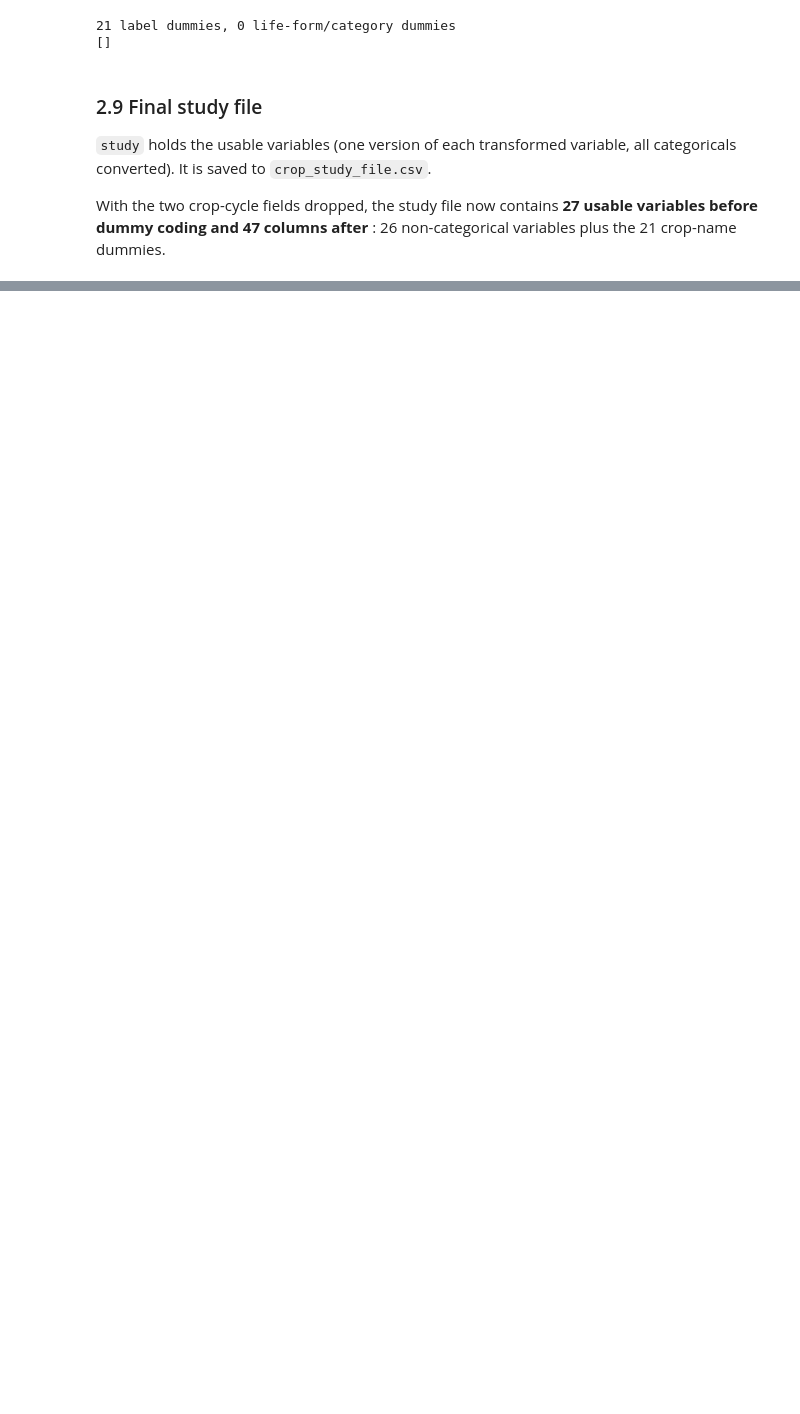
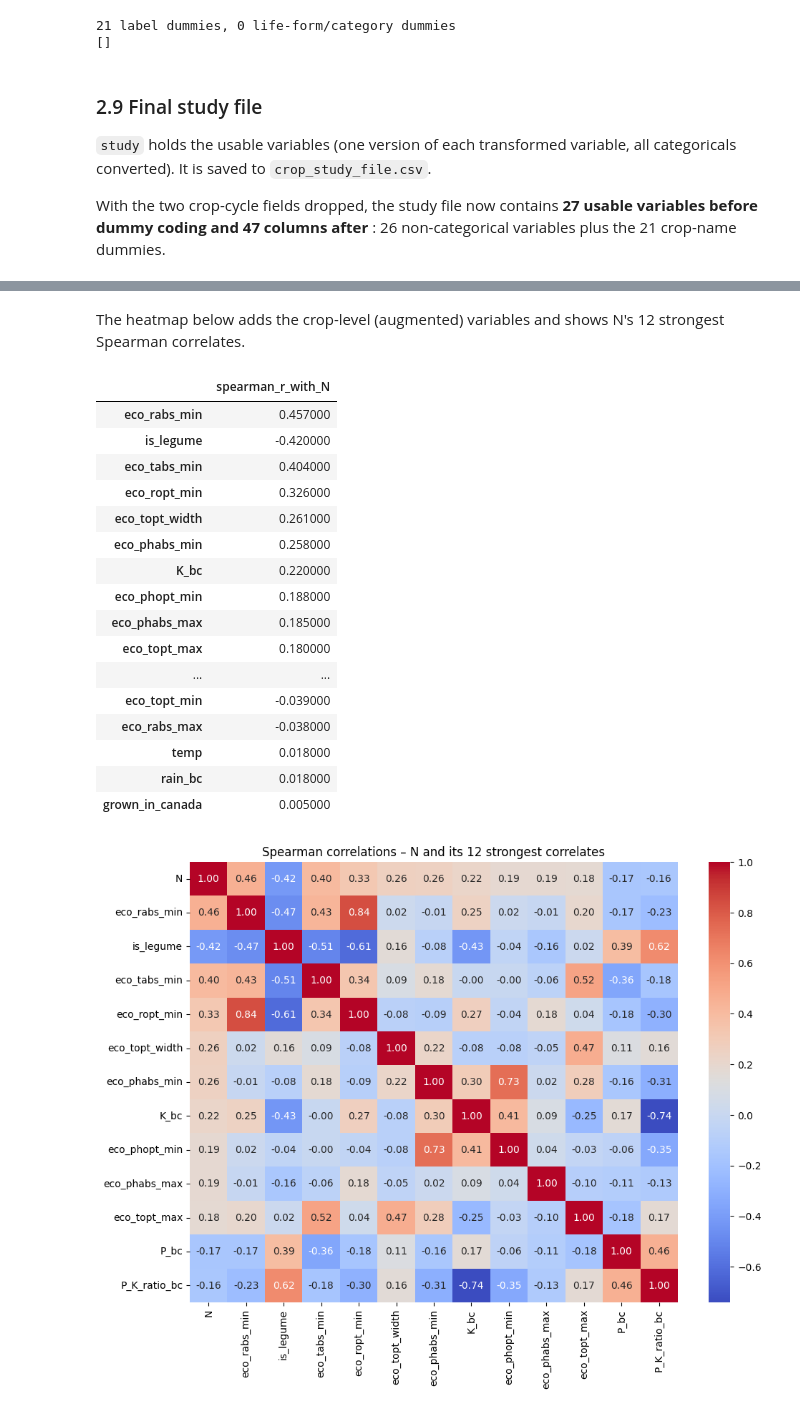
Before and after one commit to UbaidUllah777/Crop_Recommendation_Analysis, a Jupyter notebook: Crop_Recommendation_Workshop_C.ipynb, the cells around one changed output, grey strips where cells are left out. Saved outputs shown, nothing was run; the diff lists cells and outputs as text; code cells hidden in the pictures; blank space fills up the shorter version.

```diff
--- a/Crop_Recommendation_Workshop_C.ipynb
+++ b/Crop_Recommendation_Workshop_C.ipynb
@@ -766,0 +1120,32 @@ As in the class demo we use an **80/20 random split** with a fixed seed. The tra
+# %% [markdown]
+The heatmap below adds the crop-level (augmented) variables and shows N's 12 strongest Spearman correlates.
+# %%
+candidate_predictors = [c for c in row_level_vars + crop_level_vars if c != Y]
+
+corr_y = train[candidate_predictors + [Y]].corr(method="spearman")[Y].drop(Y).sort_values(key=abs, ascending=False)
+display(corr_y.to_frame("spearman_r_with_N").round(3))
+
+top = corr_y.index[:12].tolist()
+plt.figure(figsize=(11, 8))
+sns.heatmap(train[[Y] + top].corr(method="spearman"), annot=True, fmt=".2f", cmap="coolwarm")
+plt.title("Spearman correlations – N and its 12 strongest correlates")
+plt.show()
+# %% [output]
+|  | spearman_r_with_N |
+| eco_rabs_min | 0.457000 |
+| is_legume | -0.420000 |
+| eco_tabs_min | 0.404000 |
+| eco_ropt_min | 0.326000 |
+| eco_topt_width | 0.261000 |
+| eco_phabs_min | 0.258000 |
+| K_bc | 0.220000 |
+| eco_phopt_min | 0.188000 |
+| eco_phabs_max | 0.185000 |
+| eco_topt_max | 0.180000 |
+| ... | ... |
+| eco_topt_min | -0.039000 |
+| eco_rabs_max | -0.038000 |
+| temp | 0.018000 |
+| rain_bc | 0.018000 |
+| grown_in_canada | 0.005000 |
+[figure, added]
```
Also changed, not shown: parts of 18 cells of this notebook.
